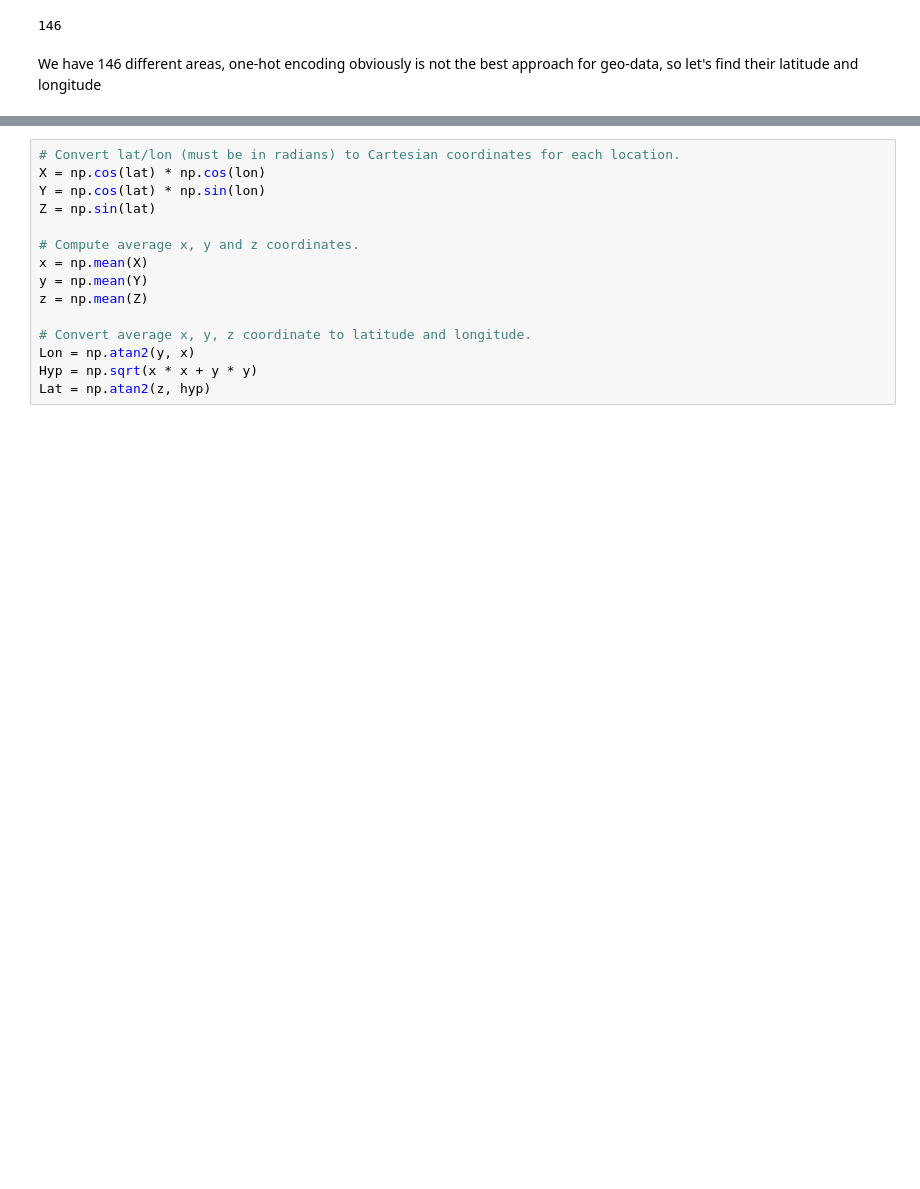
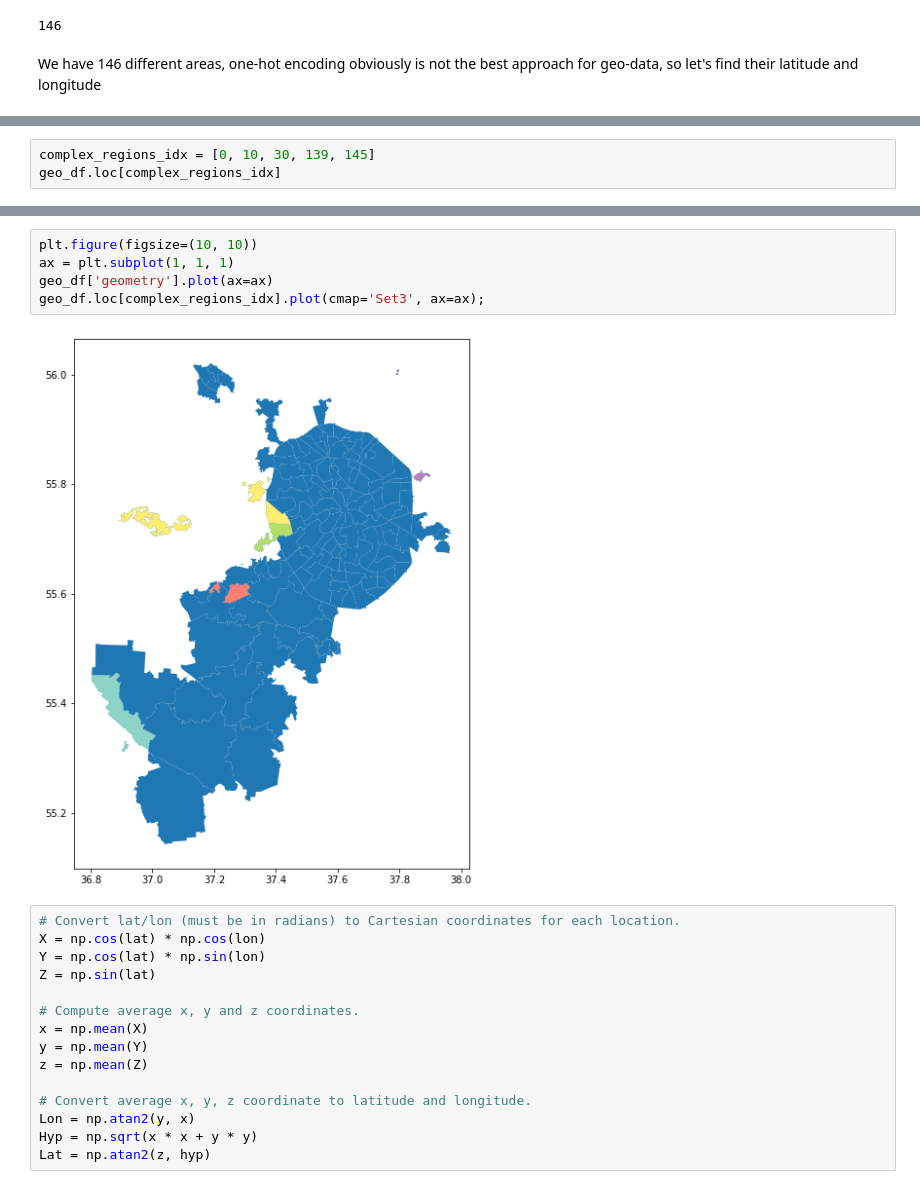
Before and after one commit to STASVLAD/Kaggle-contest-Sberbank-Russian-Housing-Market, a Jupyter notebook: final.ipynb, the cells around one changed output, grey strips where cells are left out. Saved outputs shown, nothing was run; the diff lists cells and outputs as text; blank space fills up the shorter version.

```diff
--- a/final.ipynb
+++ b/final.ipynb
@@ -236,0 +282,3 @@ geo_df.head()
+# %%
+complex_regions_idx = [0, 10, 30, 139, 145]
+geo_df.loc[complex_regions_idx]
@@ -237,3 +292,10 @@ geo_df.head()
+# %%
+plt.figure(figsize=(10, 10))
+ax = plt.subplot(1, 1, 1)
+geo_df['geometry'].plot(ax=ax)
+geo_df.loc[complex_regions_idx].plot(cmap='Set3', ax=ax);
+# %% [output]
+[figure, added]
 # %%
 # Convert lat/lon (must be in radians) to Cartesian coordinates for each location.
 X = np.cos(lat) * np.cos(lon)
```
Also changed, not shown: parts of 16 cells of this notebook.
